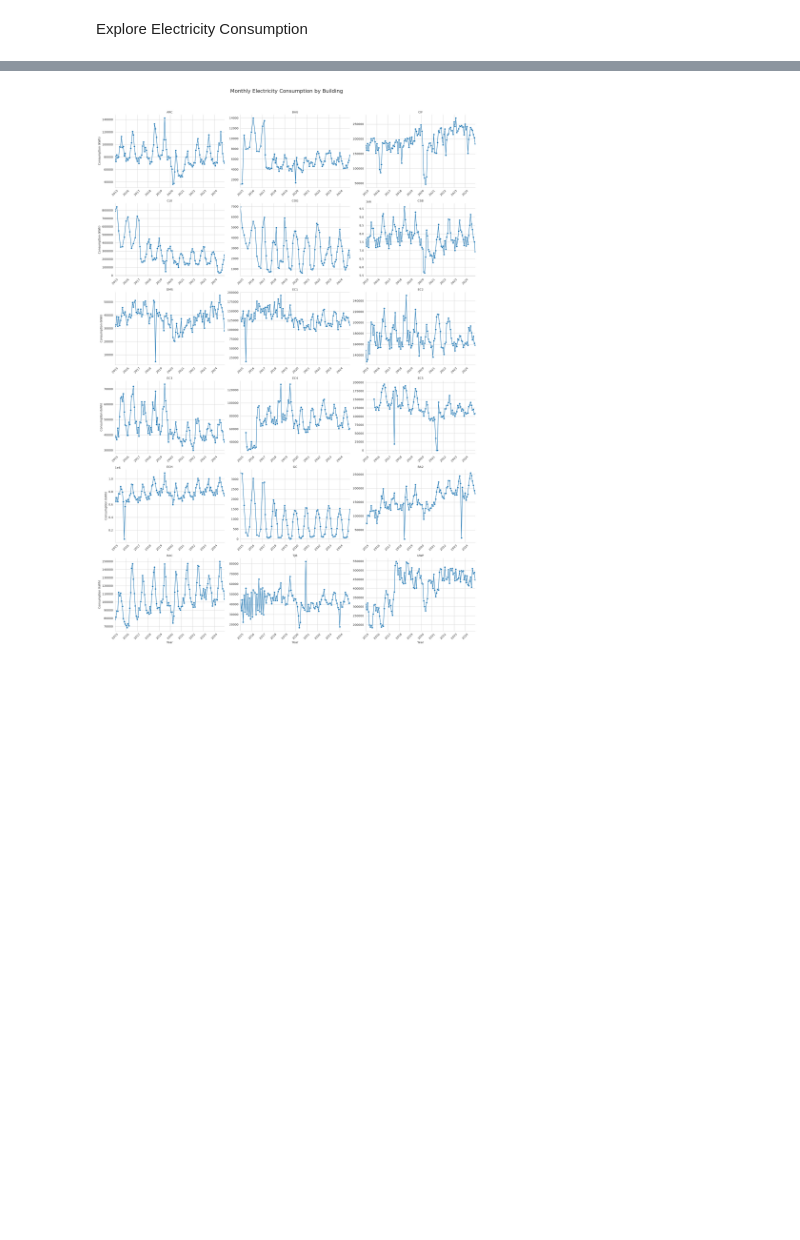
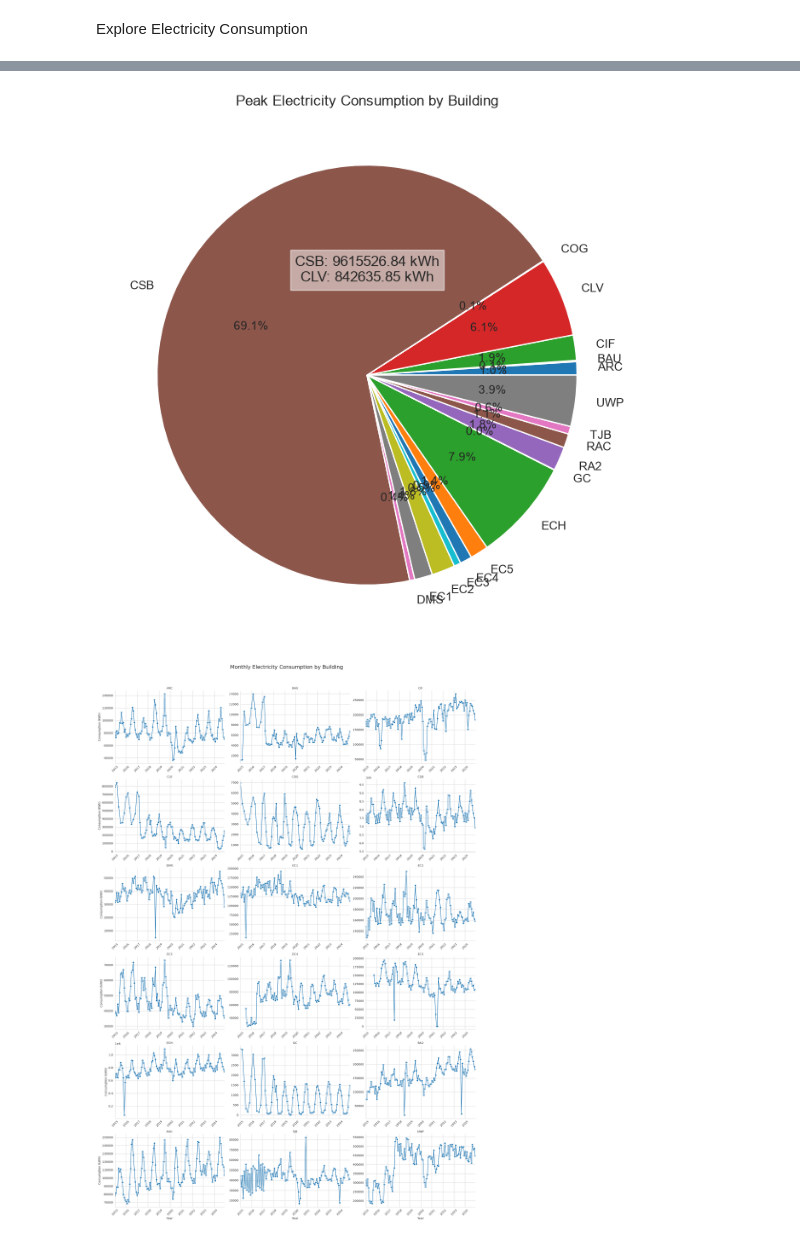
Before and after one commit to k399z/Solar-PV-potential-analysis, a Jupyter notebook: Sustainable_Energy_Systems/electricity_consumption.ipynb, the cells around one changed output, grey strips where cells are left out. Saved outputs shown, nothing was run; the diff lists cells and outputs as text; code cells hidden in the pictures; blank space fills up the shorter version.

Commit message:
Add pie chart showing peak energy consumption by building/area

```diff
--- a/Sustainable_Energy_Systems/electricity_consumption.ipynb
+++ b/Sustainable_Energy_Systems/electricity_consumption.ipynb
@@ -138,3 +138,18 @@ plt.show()
+# %%
+#create a pie chart of the maximum energy consumption for each building
+# Show consumption values of CSB and CLV on plot
+max_consumption = electricity.groupby('Building Code')['Consumption'].max().reset_index()
+plt.figure(figsize=(10,8))
+plt.pie(max_consumption['Consumption'], labels=max_consumption['Building Code'], autopct='%1.1f%%')
+plt.title('Peak Electricity Consumption by Building')
+CSB_max = max_consumption[max_consumption['Building Code'] == 'CSB']['Consumption'].values[0]
+CLV_max = max_consumption[max_consumption['Building Code'] == 'CLV']['Consumption'].values[0]
+plt.text(0, 0.5, f'CSB: {CSB_max:.2f} kWh\nCLV: {CLV_max:.2f} kWh', ha='center', va='center', fontsize=12, bbox=dict(facecolor='white', alpha=0.5))
+plt.show()
+
+#electricity[electricity['Building Code'] == 'CLV']['Consumption'].max()
+# %% [output]
+[figure, added]
 # %%
 # Consumption per building over time
 electricity['Start Date'] = pd.to_datetime(electricity['Start Date'])
```
Also changed, not shown: parts of 3 cells of this notebook.
